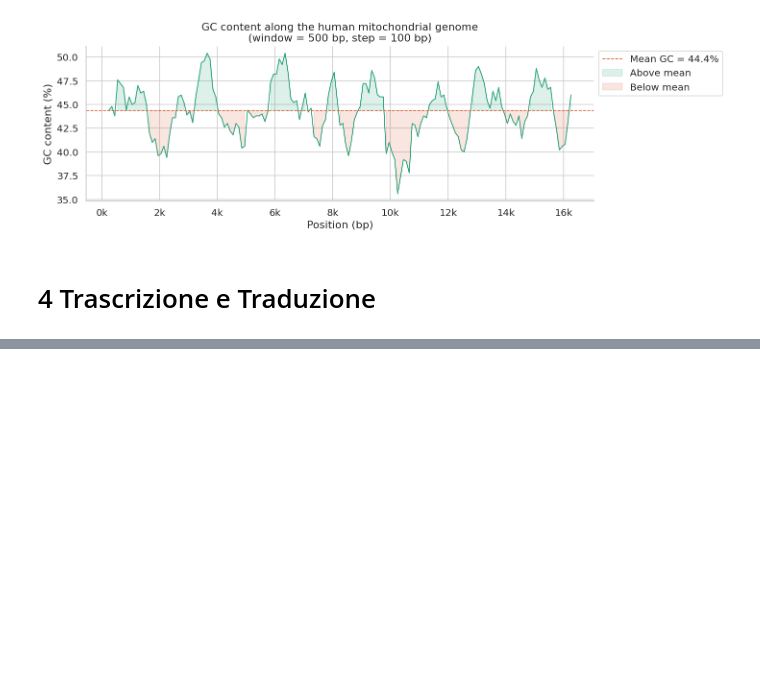
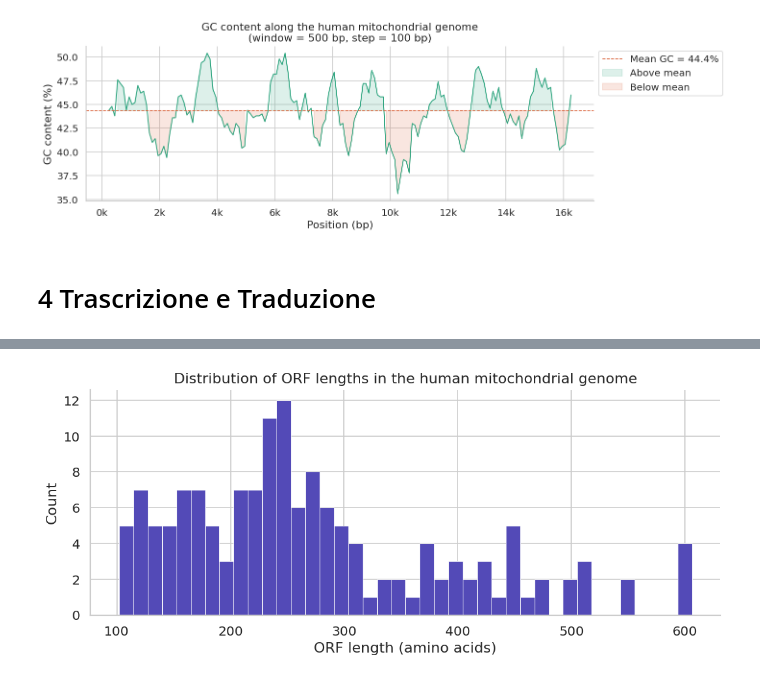
Before and after one commit to LorenzoBioinfo/import-biology, a Jupyter notebook: notebooks/SequenceAnalysis_Biopython.ipynb, the cells around one changed output, grey strips where cells are left out. Cells and saved outputs as stored; diff of their text form; code cells hidden in the pictures; blank space fills up the shorter version.

```diff
--- a/notebooks/SequenceAnalysis_Biopython.ipynb
+++ b/notebooks/SequenceAnalysis_Biopython.ipynb
@@ -311,0 +541,7 @@ plt.show()
+# %%
+orfs = find_orfs(seq, min_length=100)
+print(f'Trovate {len(orfs)} ORFs >= 100 aa in the mitochondrial genome')
+
+orf_df = pd.DataFrame(orfs).drop(columns='protein')
+orf_df['strand_label'] = orf_df['strand'].map({1: '+', -1: '-'})
+print(orf_df.sort_values('length_aa', ascending=False).head(10).to_string(index=False))
@@ -311,0 +561,13 @@ plt.show()
+# %%
+# Distribuzione delle lunghezze delle ORF
+
+fig, ax = plt.subplots(figsize=(9, 4))
+ax.hist(orf_df['length_aa'], bins=40, color='#534AB7', edgecolor='white', linewidth=0.5)
+ax.set_xlabel('ORF length (amino acids)')
+ax.set_ylabel('Count')
+ax.set_title('Distribution of ORF lengths in the human mitochondrial genome')
+sns.despine()
+plt.tight_layout()
+plt.show()
+# %% [output]
+[figure, added]
```
Also changed, not shown: parts of 34 cells of this notebook.
